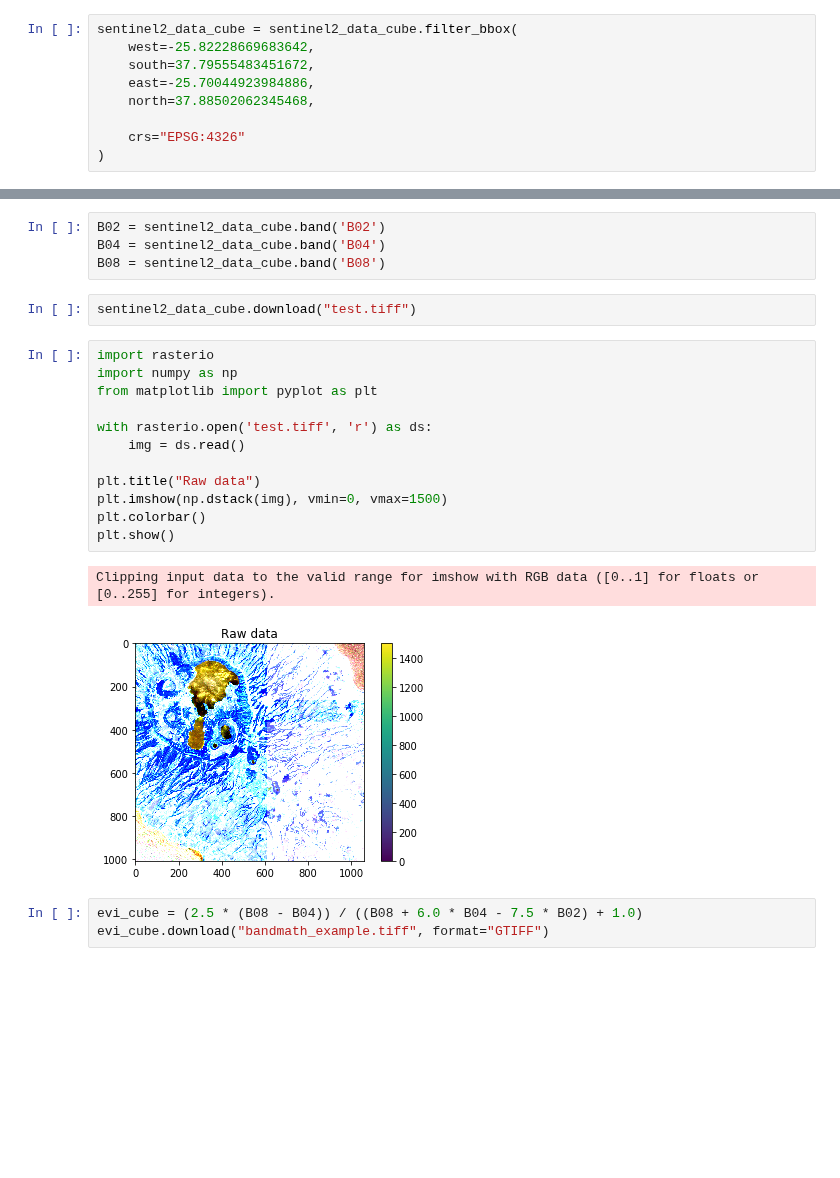
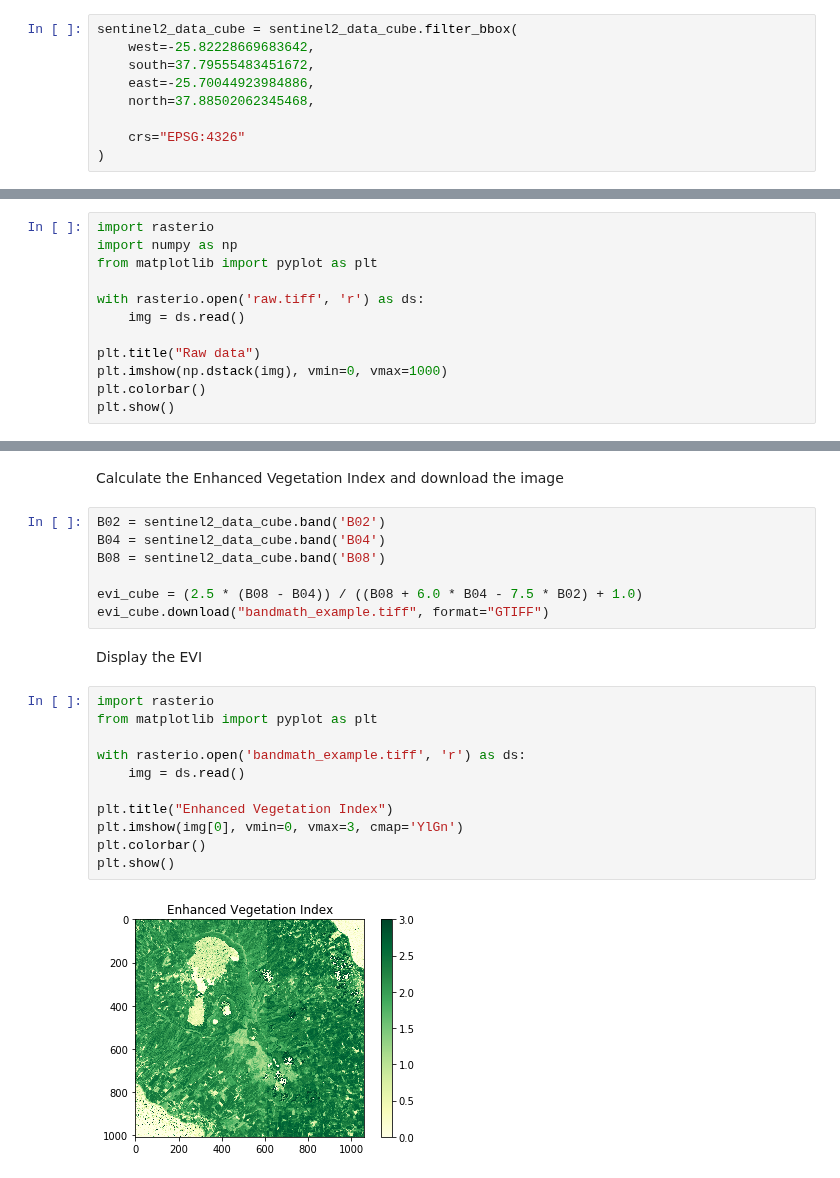
Before and after one commit to VITObelgium/notebook-samples, a Jupyter notebook: EO4GEO/BandMath.ipynb, the cells around one changed output, grey strips where cells are left out. Drawn from its saved outputs; the diff is of its cells as text; blank space fills up the shorter version.

```diff
--- a/EO4GEO/BandMath.ipynb
+++ b/EO4GEO/BandMath.ipynb
@@ -23,0 +38,12 @@ sentinel2_data_cube = sentinel2_data_cube.filter_bbox(
+# %%
+import rasterio
+import numpy as np
+from matplotlib import pyplot as plt
+
+with rasterio.open('raw.tiff', 'r') as ds:
+    img = ds.read()
+
+plt.title("Raw data")
+plt.imshow(np.dstack(img), vmin=0, vmax=1000)
+plt.colorbar()
+plt.show()
@@ -24,24 +53,24 @@ sentinel2_data_cube = sentinel2_data_cube.filter_bbox(
+# %% [markdown]
+Calculate the Enhanced Vegetation Index and download the image
 # %%
 B02 = sentinel2_data_cube.band('B02')
 B04 = sentinel2_data_cube.band('B04')
 B08 = sentinel2_data_cube.band('B08')
+
+evi_cube = (2.5 * (B08 - B04)) / ((B08 + 6.0 * B04 - 7.5 * B02) + 1.0)
+evi_cube.download("bandmath_example.tiff", format="GTIFF")
-# %%
-sentinel2_data_cube.download("test.tiff")
+# %% [markdown]
+Display the EVI
 # %%
 import rasterio
-import numpy as np
 from matplotlib import pyplot as plt
 
-with rasterio.open('test.tiff', 'r') as ds:
+with rasterio.open('bandmath_example.tiff', 'r') as ds:
     img = ds.read()
 
-plt.title("Raw data")
-plt.imshow(np.dstack(img), vmin=0, vmax=1500)
+plt.title("Enhanced Vegetation Index")
+plt.imshow(img[0], vmin=0, vmax=3, cmap='YlGn')
 plt.colorbar()
 plt.show()
 # %% [output]
-Clipping input data to the valid range for imshow with RGB data ([0..1] for floats or [0..255] for integers).
-[figure, old version]
+[figure, new version]
-# %%
-evi_cube = (2.5 * (B08 - B04)) / ((B08 + 6.0 * B04 - 7.5 * B02) + 1.0)
-evi_cube.download("bandmath_example.tiff", format="GTIFF")
```
Also changed, not shown: parts of 12 cells of this notebook.
